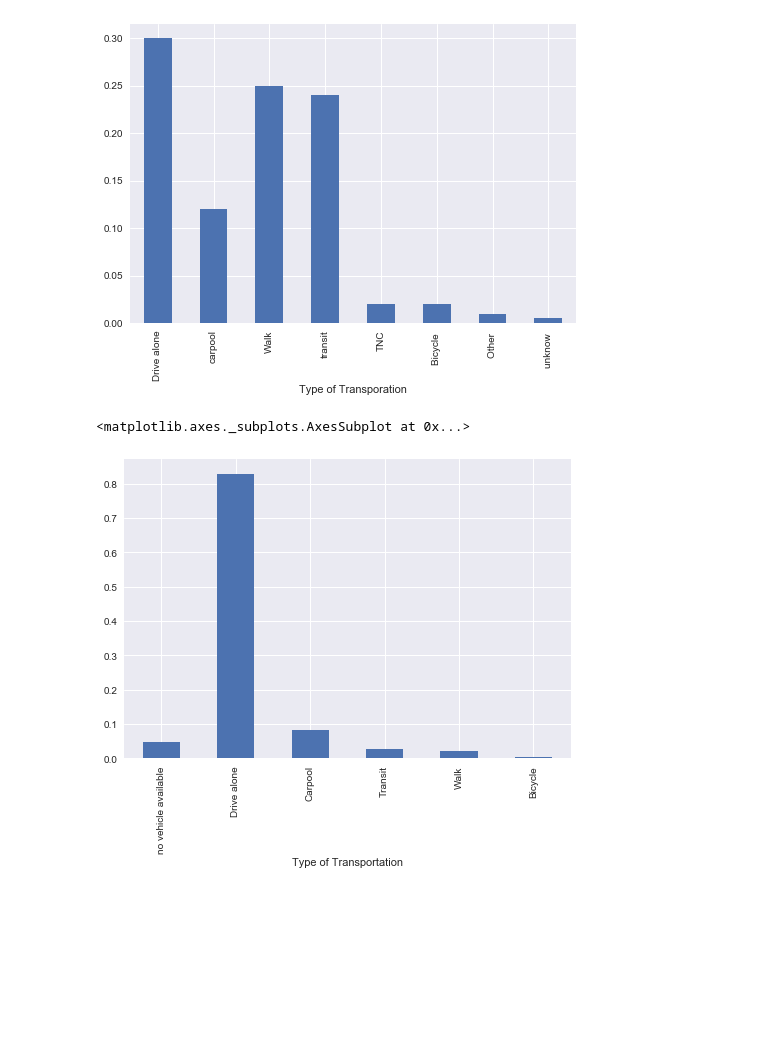
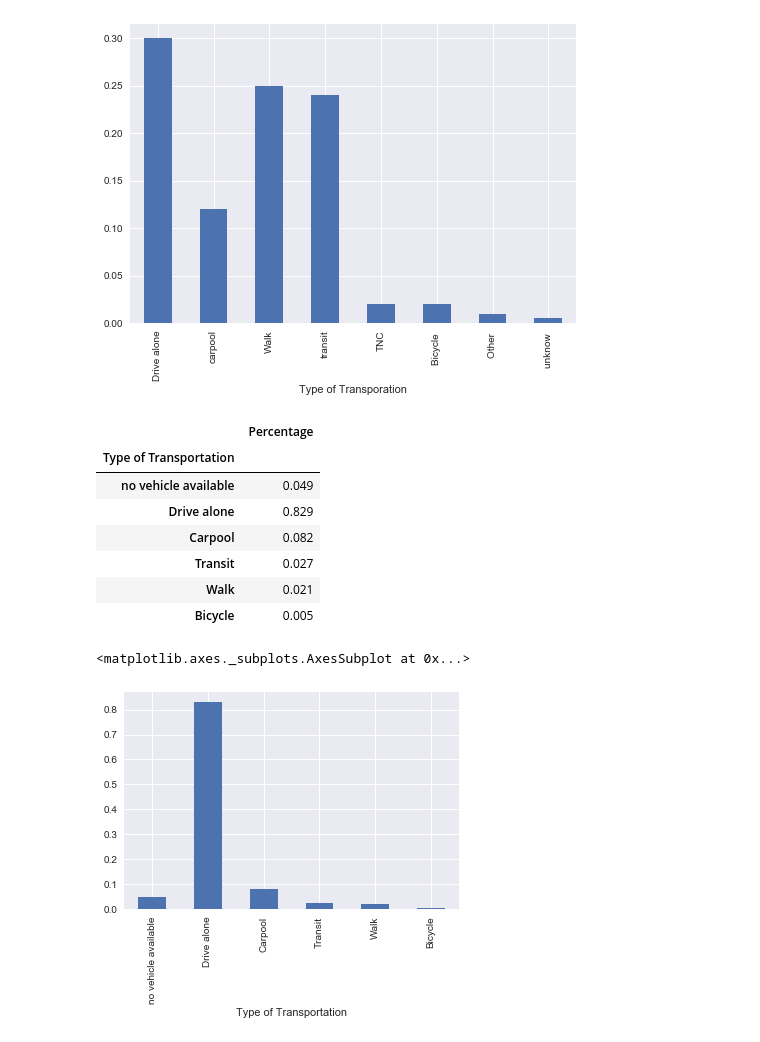
Before and after one commit to ginazheng1028/ce599-s17, a Jupyter notebook: final report/final report .ipynb, the cells around one changed output. Drawn from its saved outputs; the diff is of its cells as text; code cells hidden in the pictures; blank space fills up the shorter version.

```diff
--- a/final report/final report .ipynb
+++ b/final report/final report .ipynb
@@ -30,10 +30,21 @@ tran['Percentage'].plot(kind='bar')
 # %%
 #data from univesity of michigan transporation research institude
 tran1=pd.read_csv('/Users/zhengjing/Documents/ce599-s17 gina/final report/data/UMTRI_DATA_LOUISVILLE.csv', index_col='Type of Transportation')
-tran1['Percentage'].plot(kind='bar')
+tran1
 # %% [output]
-<matplotlib.axes._subplots.AxesSubplot at 0x...>
-[figure, removed]
+|  | Percentage |
+| Type of Transportation |  |
+| no vehicle available | 0.049 |
+| Drive alone | 0.829 |
+| Carpool | 0.082 |
+| Transit | 0.027 |
+| Walk | 0.021 |
+| Bicycle | 0.005 |
+# %%
+tran1['Percentage'].plot(kind='bar')
+# %% [output]
+<matplotlib.axes._subplots.AxesSubplot at 0x...>
+[figure, added]
 # %%
 #data from univesity of michigan transporation research institude
 tran2=pd.read_csv('/Users/zhengjing/Documents/ce599-s17 gina/final report/data/umtri_data_sf.csv', index_col='Type of Transportation')
```
Also changed, not shown: parts of 3 cells of this notebook.
